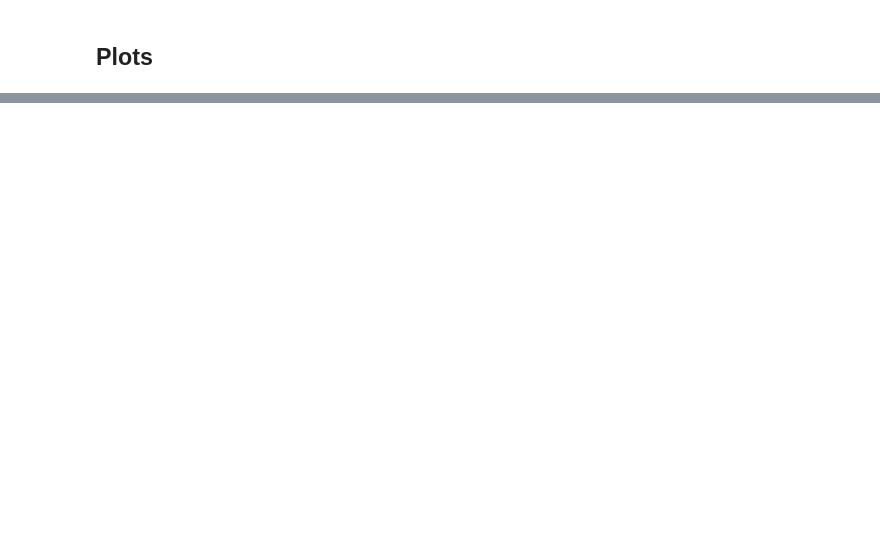
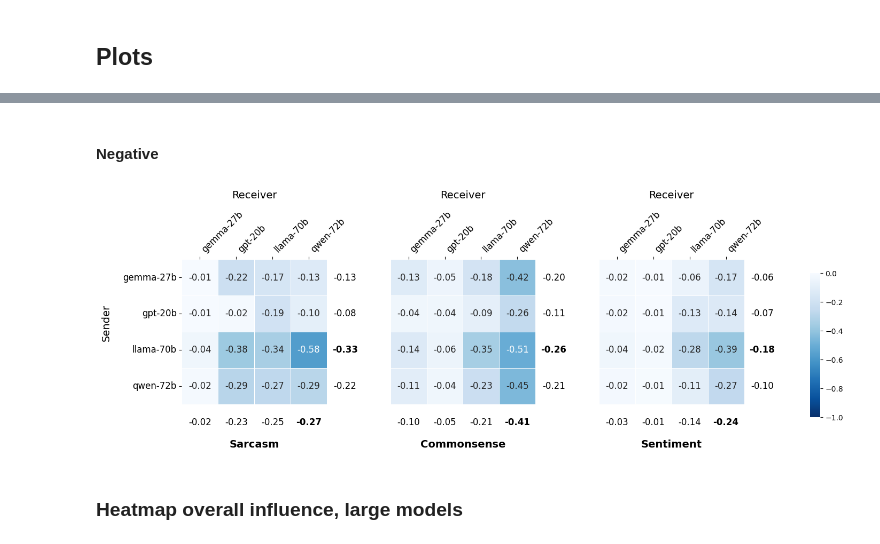
Before and after one commit to fridanl/thesis-mas, a Jupyter notebook: src/eda.ipynb, the cells around one changed output, grey strips where cells are left out. Cells and saved outputs as stored; diff of their text form; code cells hidden in the pictures; blank space fills up the shorter version.

```diff
--- a/src/eda.ipynb
+++ b/src/eda.ipynb
@@ -532,0 +490,14 @@ plot_label_claim_distribution(grouped_df=grouped_first, dataset=ds_config.datase
+# %% [markdown]
+#### Negative
+# %%
+CMAP   = "Blues_r"
+VMIN   = -1.0
+VMAX   = 0.0
+
+plot_main_results_large(DELTAS, value_col='macro_neg_delta_realisation')
+plt.savefig("../plots/large-neg-overall.png", dpi=300, bbox_inches="tight")
+plt.show()
+# %% [output]
+[figure, added]
+# %% [markdown]
+### Heatmap overall influence, large models
```
Also changed, not shown: parts of 126 cells of this notebook, 13 other files.
